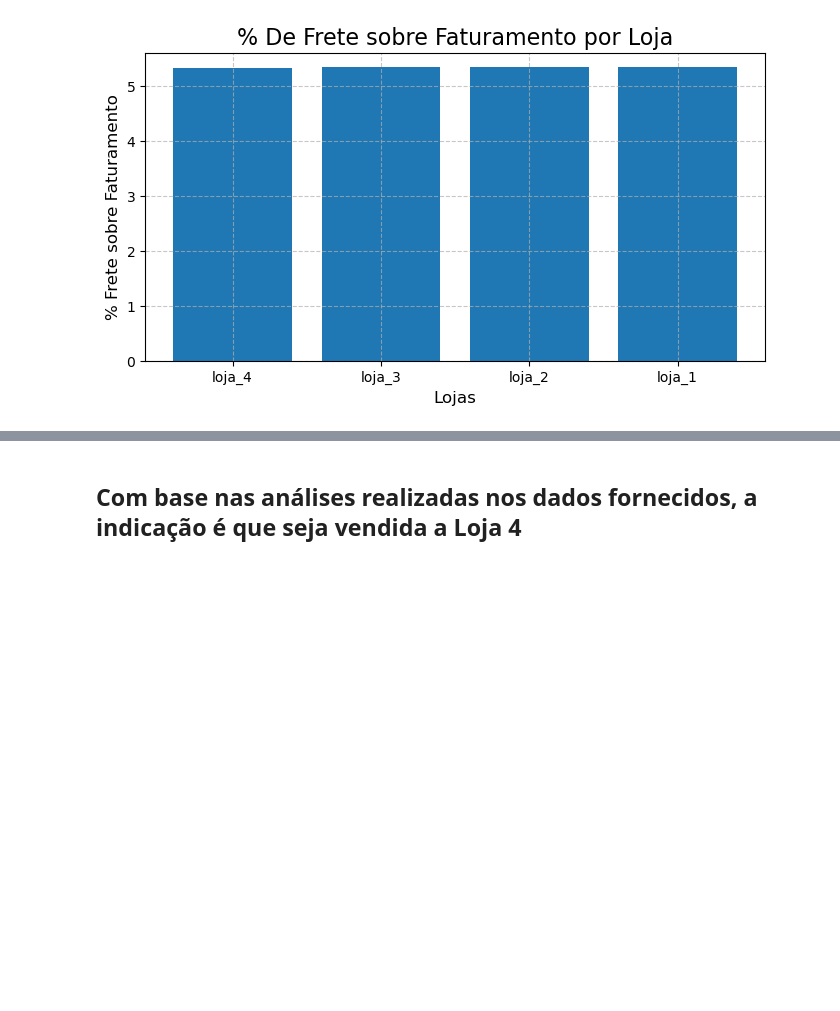
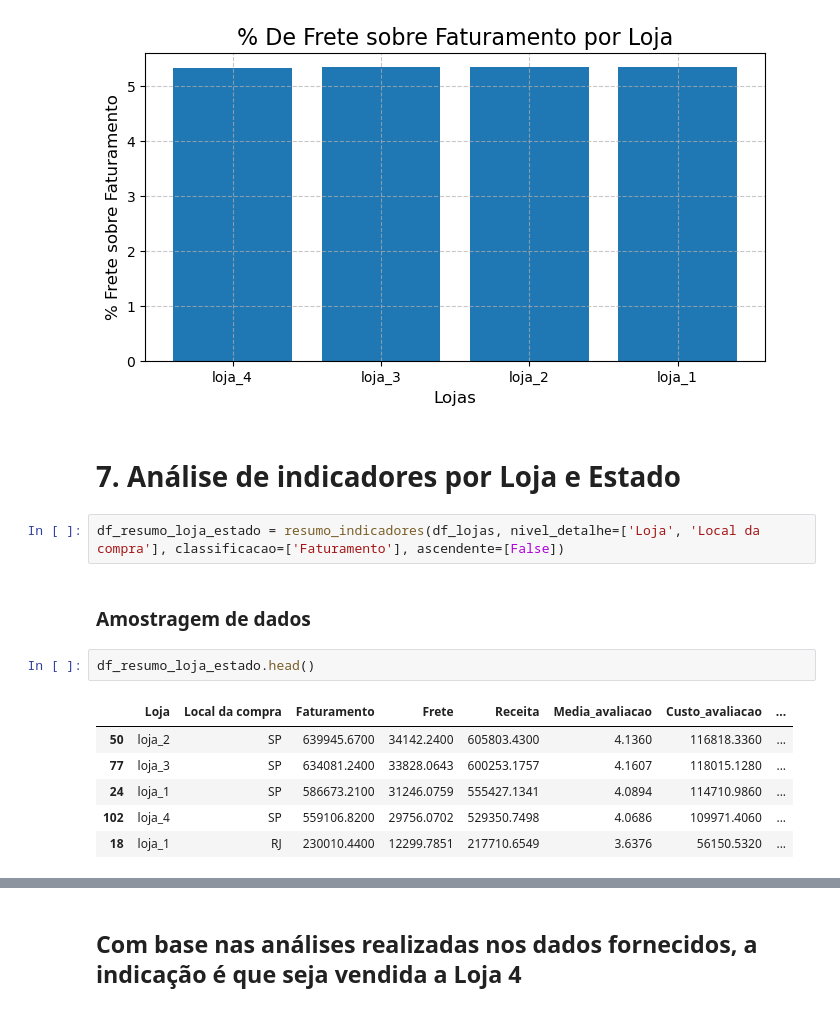
Before and after one commit to jpierre06/alura-challenge-store, a Jupyter notebook: AluraStoreBr.ipynb, the cells around one changed output, grey strips where cells are left out. Cells and saved outputs as stored; diff of their text form; blank space fills up the shorter version.

```diff
--- a/AluraStoreBr.ipynb
+++ b/AluraStoreBr.ipynb
@@ -565,3 +623,18 @@ df_temp = df_resumo_loja[['Loja', 'Frete', 'Perc_Frete_Faturamento']].sort_value
 gerar_grafico_barras(df_temp, 'Loja', 'Perc_Frete_Faturamento', '% De Frete sobre Faturamento por Loja', 'Lojas', '% Frete sobre Faturamento', tamanho=(8,4))
 # %% [output]
 [figure]
+# %% [markdown]
+# 7. Análise de indicadores por Loja e Estado
+# %%
+df_resumo_loja_estado = resumo_indicadores(df_lojas, nivel_detalhe=['Loja', 'Local da compra'], classificacao=['Faturamento'], ascendente=[False])
+# %% [markdown]
+### Amostragem de dados
+# %%
+df_resumo_loja_estado.head()
+# %% [output]
+|  | Loja | Local da compra | Faturamento | Frete | Receita | Media_avaliacao | Custo_avaliacao | ... |
+| 50 | loja_2 | SP | 639945.6700 | 34142.2400 | 605803.4300 | 4.1360 | 116818.3360 | ... |
+| 77 | loja_3 | SP | 634081.2400 | 33828.0643 | 600253.1757 | 4.1607 | 118015.1280 | ... |
+| 24 | loja_1 | SP | 586673.2100 | 31246.0759 | 555427.1341 | 4.0894 | 114710.9860 | ... |
+| 102 | loja_4 | SP | 559106.8200 | 29756.0702 | 529350.7498 | 4.0686 | 109971.4060 | ... |
+| 18 | loja_1 | RJ | 230010.4400 | 12299.7851 | 217710.6549 | 3.6376 | 56150.5320 | ... |
```
Also changed, not shown: parts of 27 cells of this notebook.
